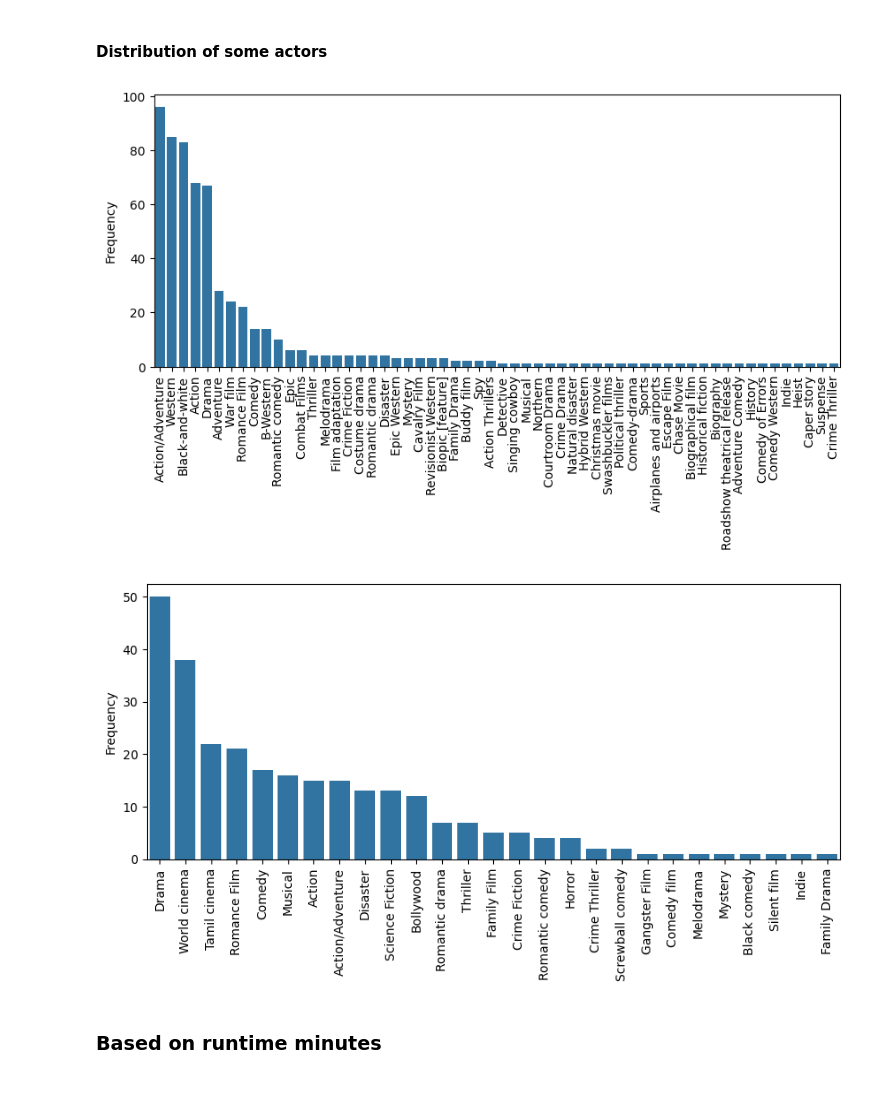
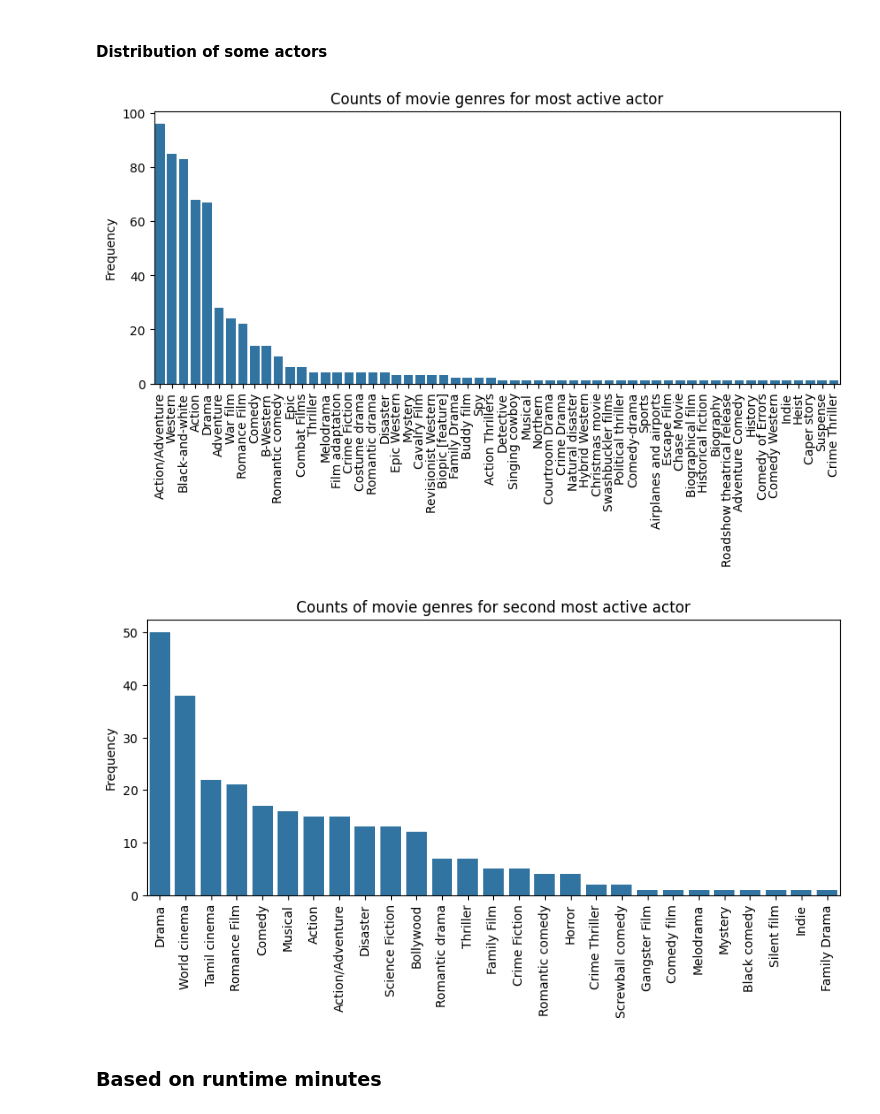
Before and after one commit to epfl-ada/ada-2023-project-advanceddataarsonists, a Jupyter notebook: initial_analyses.ipynb, the cells around one changed output. Saved outputs shown, nothing was run; the diff lists cells and outputs as text; code cells hidden in the pictures.

```diff
--- a/initial_analyses.ipynb
+++ b/initial_analyses.ipynb
@@ -617,22 +631,24 @@ top_actors = movie_genre_per_actor.sort_values("total_movies", ascending=False).
 actor_1 = top_actors["genres_freq"].iloc[0]
 # %%
 plt.figure(figsize=(10, 4))
+plt.title('Counts of movie genres for most active actor')
 sns.barplot(x=list(actor_1.keys()), y=list(actor_1.values()))
 plt.ylabel("Frequency")
 plt.xticks(rotation=90)
 plt.show()
 # %% [output]
-[figure, old version]
+[figure, new version]
 # %%
 actor_2 = top_actors["genres_freq"].iloc[1]
 # %%
 plt.figure(figsize=(10, 4))
+plt.title('Counts of movie genres for second most active actor')
 sns.barplot(x=list(actor_2.keys()), y=list(actor_2.values()))
 plt.ylabel("Frequency")
 plt.xticks(rotation=90)
 plt.show()
 # %% [output]
-[figure, old version]
+[figure, new version]
 # %% [markdown]
 ### Based on runtime minutes
 # %%
```
Also changed, not shown: parts of 20 cells of this notebook.
